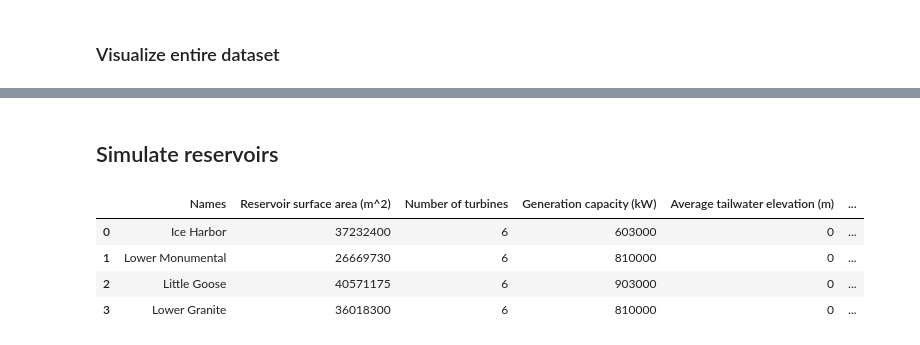
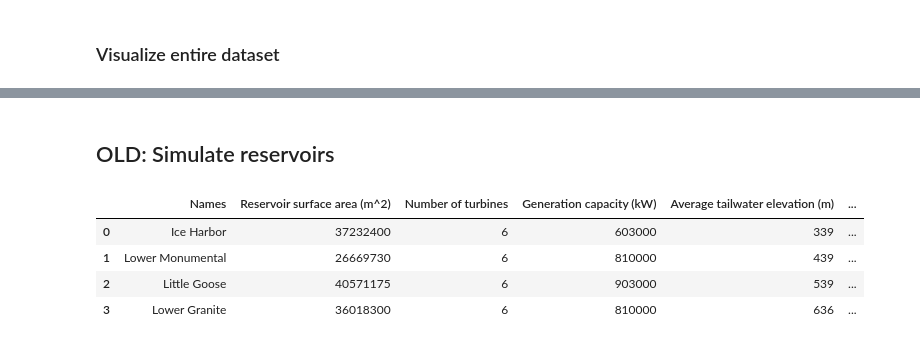
Before and after one commit to clairewang23/columbia_river_model, a Jupyter notebook: model drafting.ipynb, the cells around one changed output, grey strips where cells are left out. Saved outputs shown, nothing was run; the diff lists cells and outputs as text; code cells hidden in the pictures.

```diff
--- a/model drafting.ipynb
+++ b/model drafting.ipynb
@@ -81,13 +177,13 @@ Text(0, 0.5, 'Outflow data from each dam (cfs)')
 # %% [markdown]
-## Simulate reservoirs
+## OLD: Simulate reservoirs
 # %%
 x = 0
 res_info = pd.DataFrame({'Names':['Ice Harbor','Lower Monumental','Little Goose','Lower Granite'],
                          'Reservoir surface area (m^2)':[9200*4047,6590*4047,10025*4047,8900*4047],
                          'Number of turbines':[6,6,6,6],
                          'Generation capacity (kW)':[603000,810000,903000,810000],
-                         'Average tailwater elevation (m)':[x,x,x,x],
-                         'Maximum pooling elevation (m)':[x,x,646.5,x],
+                         'Average tailwater elevation (m)':[339,439,539,636],
+                         'Maximum pooling elevation (m)':[446.0,548.3,646.5,746.5],
                          'Fish Passage Rate (%)':[.965,.965,.9775,x],
                          'Watershed Area (acres)':[103_352,95_277,83_074,111_602]
                          })
@@ -105,36 +201,36 @@ def simulate_inflow(data):
 
 # simulate reservoir
 def simulate_reservoir(df, initial_storage, keep, resID):
     # df is a dataframe containing reservoir data. Has columns 'inflow (cfs)'
     #       and 'outflow (cfs)'. Timestep is in days.
     # keep is a boolean. Keep = 0, remove = 1
     # resID is the string name of the reservoir
     # this function will directly modify a DataFrame!
     info = res_info[res_info['Names'] == resID].iloc[0]
-    df['storage (cf)'] = 0
+    df['storage (cf)'] = 3000000
     max_storage = info['Maximum pooling elevation (m)']*info['Reservoir surface area (m^2)']
     df.loc[0,'storage (cf)'] = initial_storage
     if keep == 0:
         df['storage (cf)'] = df['storage (cf)'].cumsum() + (df['inflow (cfs)'] - df['outflow (cfs)'])*86400
         df['storage (m^3)'] = np.minimum(df['storage (cf)']/35.315,max_storage)
         df['elevation head (m)'] = df['storage (m^3)']/info['Reservoir surface area (m^2)']
         df['power produced (kWh)'] = np.minimum(eta*rho*g*df['elevation head (m)']*df['storage (cf)']*info['Number of turbines'], info['Generation capacity (kW)'])
     else:
         df['storage (cf)'] = 0
         df['elevation head (m)'] = 0
         df['power produced (kWh)'] = 0
         df['outflow (cfs)'] = df['inflow (cfs)']
 
     return None
 
 # simulate the whole system
 def simulate_system(df):
     # - df is dataframe with Ice Harbor, Lower Monumental, Little Goose, and Lower Granite
     return None
 # %% [output]
 |  | Names | Reservoir surface area (m^2) | Number of turbines | Generation capacity (kW) | Average tailwater elevation (m) | ... |
-| 0 | Ice Harbor | 37232400 | 6 | 603000 | 0 | ... |
-| 1 | Lower Monumental | 26669730 | 6 | 810000 | 0 | ... |
-| 2 | Little Goose | 40571175 | 6 | 903000 | 0 | ... |
-| 3 | Lower Granite | 36018300 | 6 | 810000 | 0 | ... |
+| 0 | Ice Harbor | 37232400 | 6 | 603000 | 339 | ... |
+| 1 | Lower Monumental | 26669730 | 6 | 810000 | 439 | ... |
+| 2 | Little Goose | 40571175 | 6 | 903000 | 539 | ... |
+| 3 | Lower Granite | 36018300 | 6 | 810000 | 636 | ... |
 # %%
```
Also changed, not shown: parts of 13 cells of this notebook, 1 other file.
